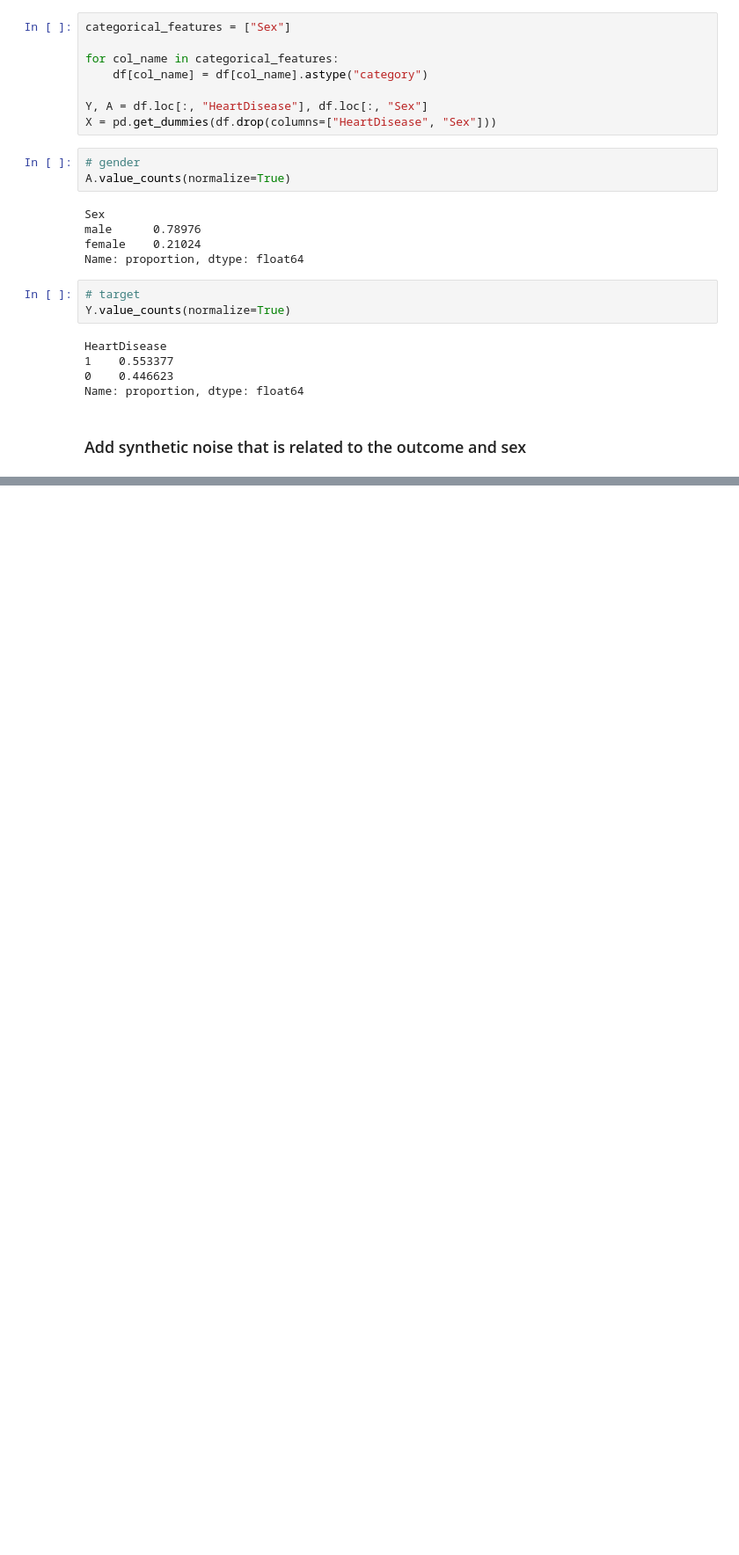
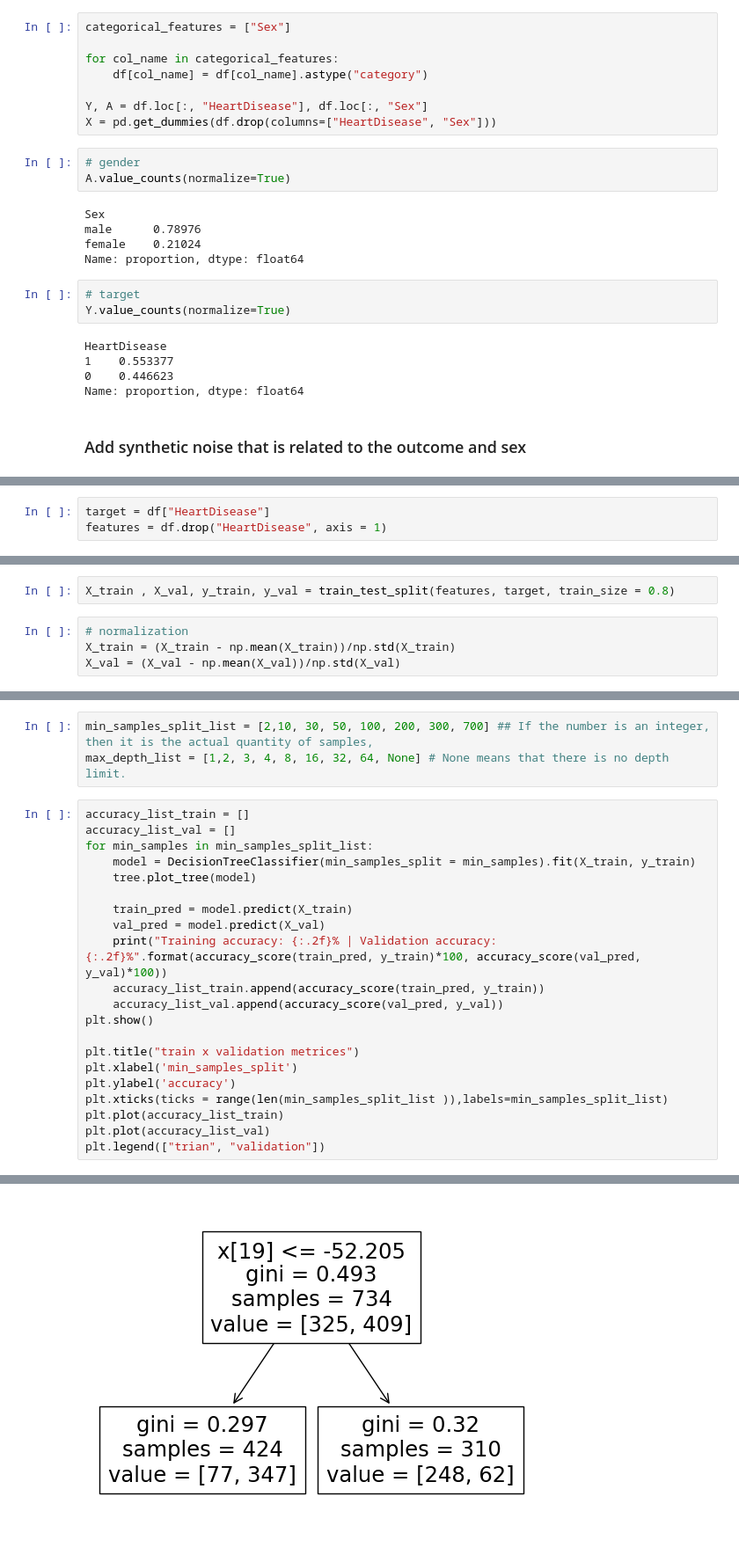
Before and after one commit to XueningD65/TriageAssist, a Jupyter notebook: dataset_load_and_test.ipynb, the cells around one changed output, grey strips where cells are left out. Shown at 88% size. Drawn from its saved outputs; the diff is of its cells as text; blank space fills up the shorter version.

```diff
--- a/dataset_load_and_test.ipynb
+++ b/dataset_load_and_test.ipynb
@@ -130,0 +296,3 @@ X.loc[:, "Interest"] = np.random.normal(loc=2 * Y, scale=A)
+# %%
+target = df["HeartDisease"]
+features = df.drop("HeartDisease", axis = 1)
@@ -130,0 +303,6 @@ X.loc[:, "Interest"] = np.random.normal(loc=2 * Y, scale=A)
+# %%
+X_train , X_val, y_train, y_val = train_test_split(features, target, train_size = 0.8)
+# %%
+# normalization
+X_train = (X_train - np.mean(X_train))/np.std(X_train)
+X_val = (X_val - np.mean(X_val))/np.std(X_val)
@@ -130,0 +320,25 @@ X.loc[:, "Interest"] = np.random.normal(loc=2 * Y, scale=A)
+# %%
+min_samples_split_list = [2,10, 30, 50, 100, 200, 300, 700] ## If the number is an integer, then it is the actual quantity of samples,
+max_depth_list = [1,2, 3, 4, 8, 16, 32, 64, None] # None means that there is no depth limit.
+# %%
+accuracy_list_train = []
+accuracy_list_val = []
+for min_samples in min_samples_split_list:
+    model = DecisionTreeClassifier(min_samples_split = min_samples).fit(X_train, y_train)
+    tree.plot_tree(model)
+
+    train_pred = model.predict(X_train)
+    val_pred = model.predict(X_val)
+    print("Training accuracy: {:.2f}% | Validation accuracy: {:.2f}%".format(accuracy_score(train_pred, y_train)*100, accuracy_score(val_pred, y_val)*100))
+    accuracy_list_train.append(accuracy_score(train_pred, y_train))
+    accuracy_list_val.append(accuracy_score(val_pred, y_val))
+plt.show()
+
+plt.title("train x validation metrices")
+plt.xlabel('min_samples_split')
+plt.ylabel('accuracy')
+plt.xticks(ticks = range(len(min_samples_split_list )),labels=min_samples_split_list)
+plt.plot(accuracy_list_train)
+plt.plot(accuracy_list_val)
+plt.legend(["trian", "validation"])
+# %% [output]
@@ -130,0 +353 @@ X.loc[:, "Interest"] = np.random.normal(loc=2 * Y, scale=A)
+[figure, added]
```
Also changed, not shown: parts of 28 cells of this notebook, 10 other files.
